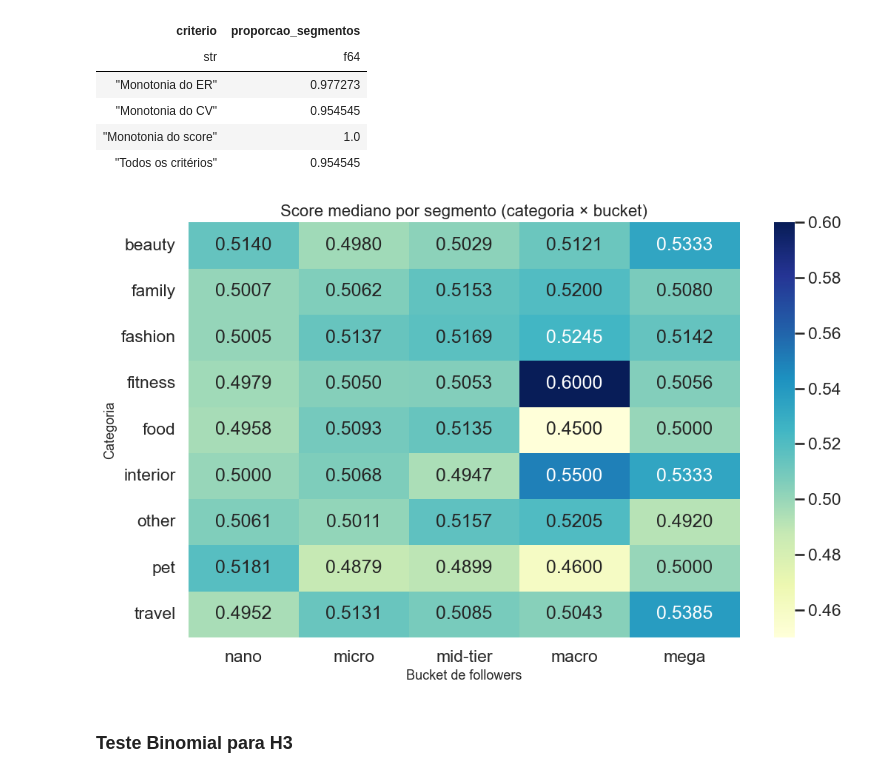
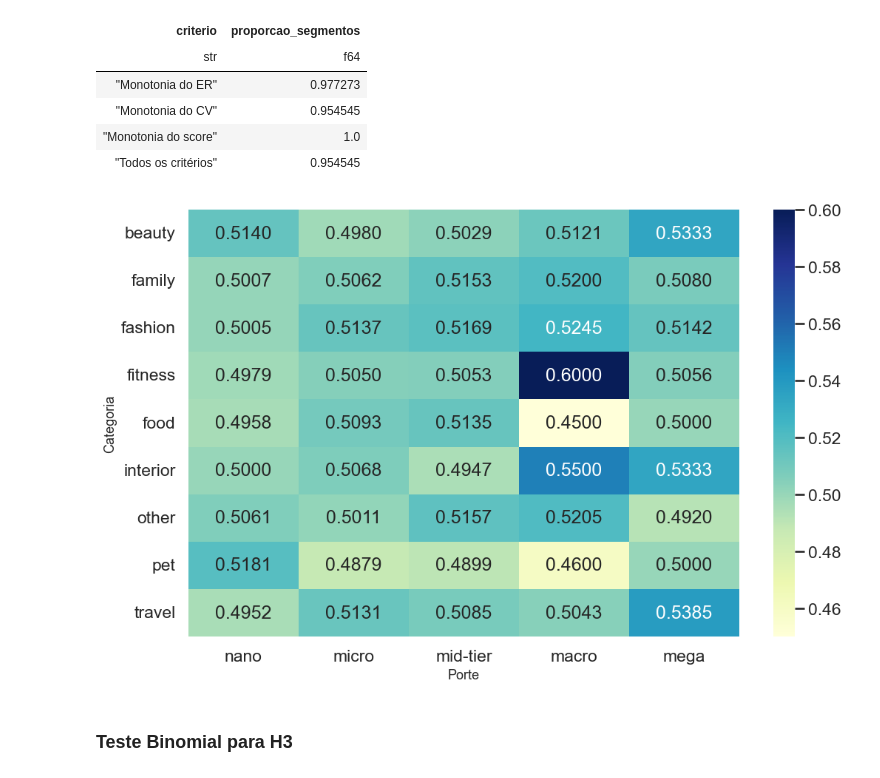
Before and after one commit to Davi-SC/audience-quality-score, a Jupyter notebook: validacao_hipoteses.ipynb, the cells around one changed output. Drawn from its saved outputs; the diff is of its cells as text; code cells hidden in the pictures.

Commit message:
heatmap segmentos

```diff
--- a/validacao_hipoteses.ipynb
+++ b/validacao_hipoteses.ipynb
@@ -781,22 +805,23 @@ shape: (4, 2)
 # %%
 pivot_score = (
     perfis_valid
     .group_by(["inf_category", "bucket_followers"])
     .agg(pl.col("score_audiencia").median().alias("score_mediano"))
     .to_pandas()
     .pivot(index="inf_category", columns="bucket_followers", values="score_mediano")
     .reindex(columns=ORDEM_BUCKET)
 )
 
 plt.figure(figsize=(11, 7))
 sns.heatmap(pivot_score, annot=True, fmt=".4f", cmap="YlGnBu")
-plt.title("Score mediano por segmento (categoria × bucket)")
-plt.xlabel("Bucket de followers")
+# plt.title("Score mediano por segmento (categoria x bucket)")
+plt.xlabel("Porte")
 plt.ylabel("Categoria")
 plt.tight_layout()
+plt.savefig("output/fig_heatmap_segmentos__score_mediano.png", dpi=300, bbox_inches="tight")
 plt.show()
 # %% [output]
-[figure, old version]
+[figure, new version]
 # %% [markdown]
 ### Teste Binomial para H3
 # %%
```
Also changed, not shown: parts of 3 cells of this notebook.
